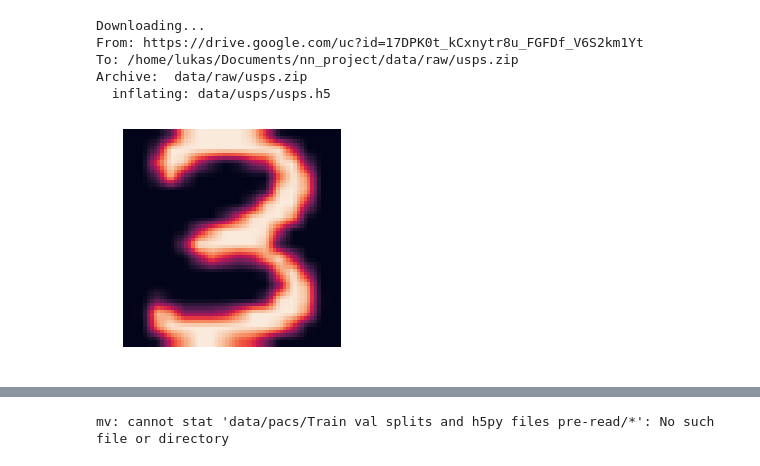
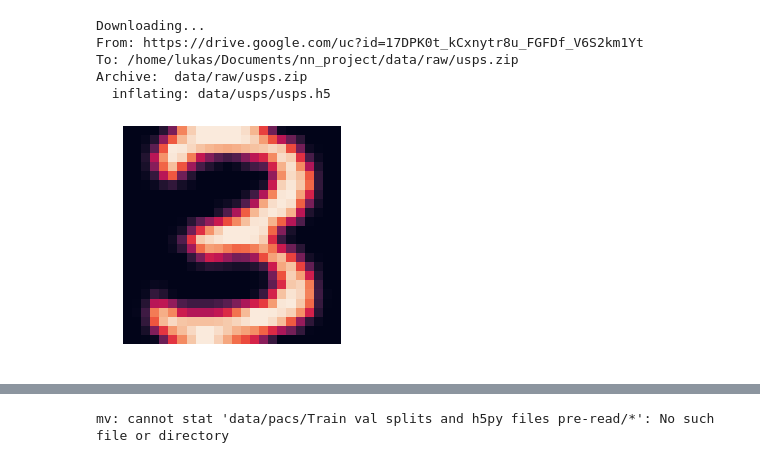
Before and after one commit to MarWit/nn_project, a Jupyter notebook: datasets_test.ipynb, the cells around one changed output, grey strips where cells are left out. Drawn from its saved outputs; the diff is of its cells as text; code cells hidden in the pictures.

```diff
--- a/datasets_test.ipynb
+++ b/datasets_test.ipynb
@@ -62,10 +62,10 @@ To: /home/lukas/Documents/nn_project/data/raw/usps.zip
 Archive:  data/raw/usps.zip
   inflating: data/usps/usps.h5
 # %%
-data.create_dataset('usps', img_size=64, data_aug=False)
+data.create_dataset('usps', img_size=24, data_aug=False)
 data.plot_img(2, 'test')
 # %% [output]
-[figure, old version]
+[figure, new version]
 # %%
 loader = data.batch_loader(10)
 
```
Also changed, not shown: parts of 7 cells of this notebook, 1 other file.
